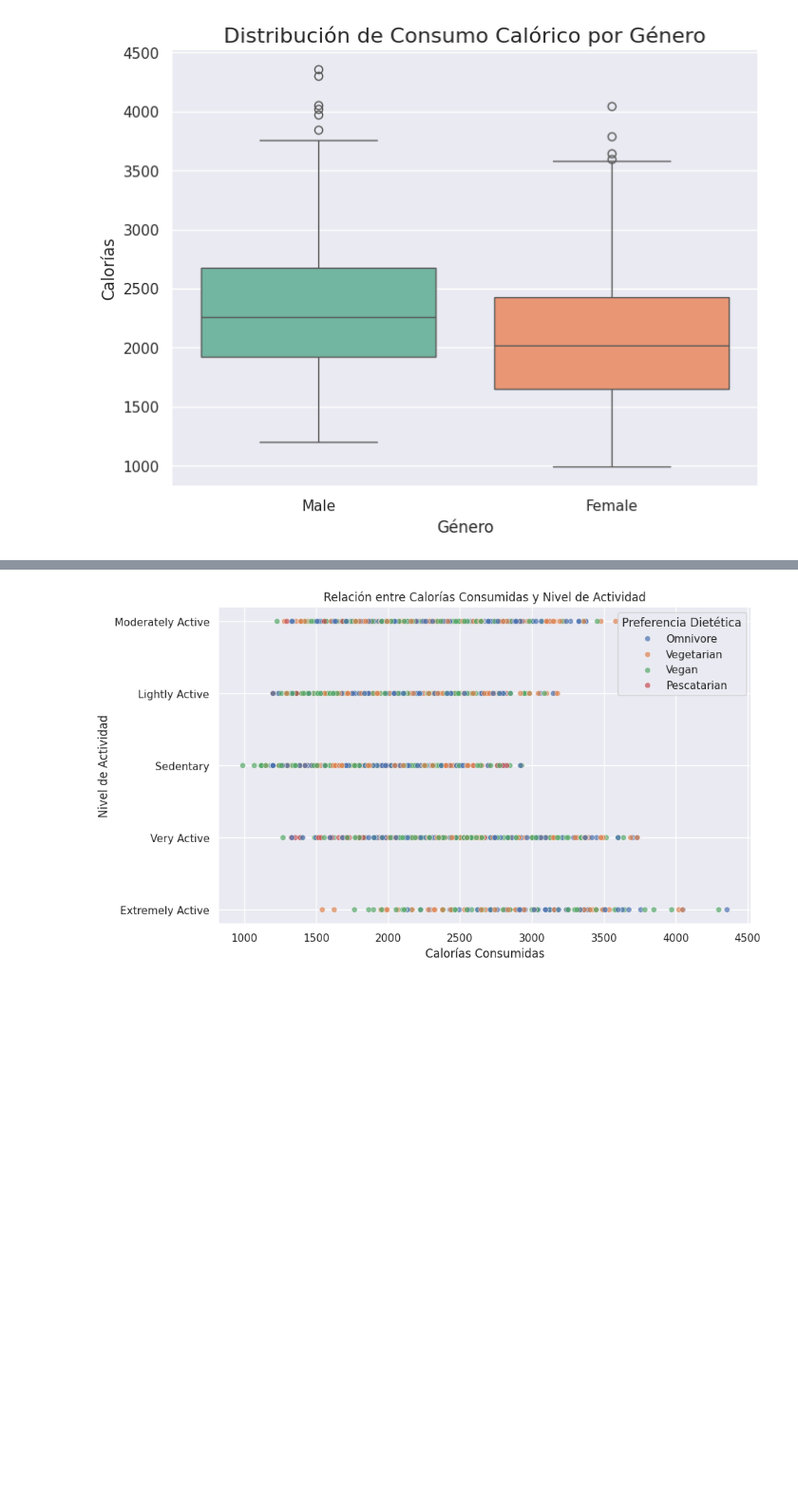
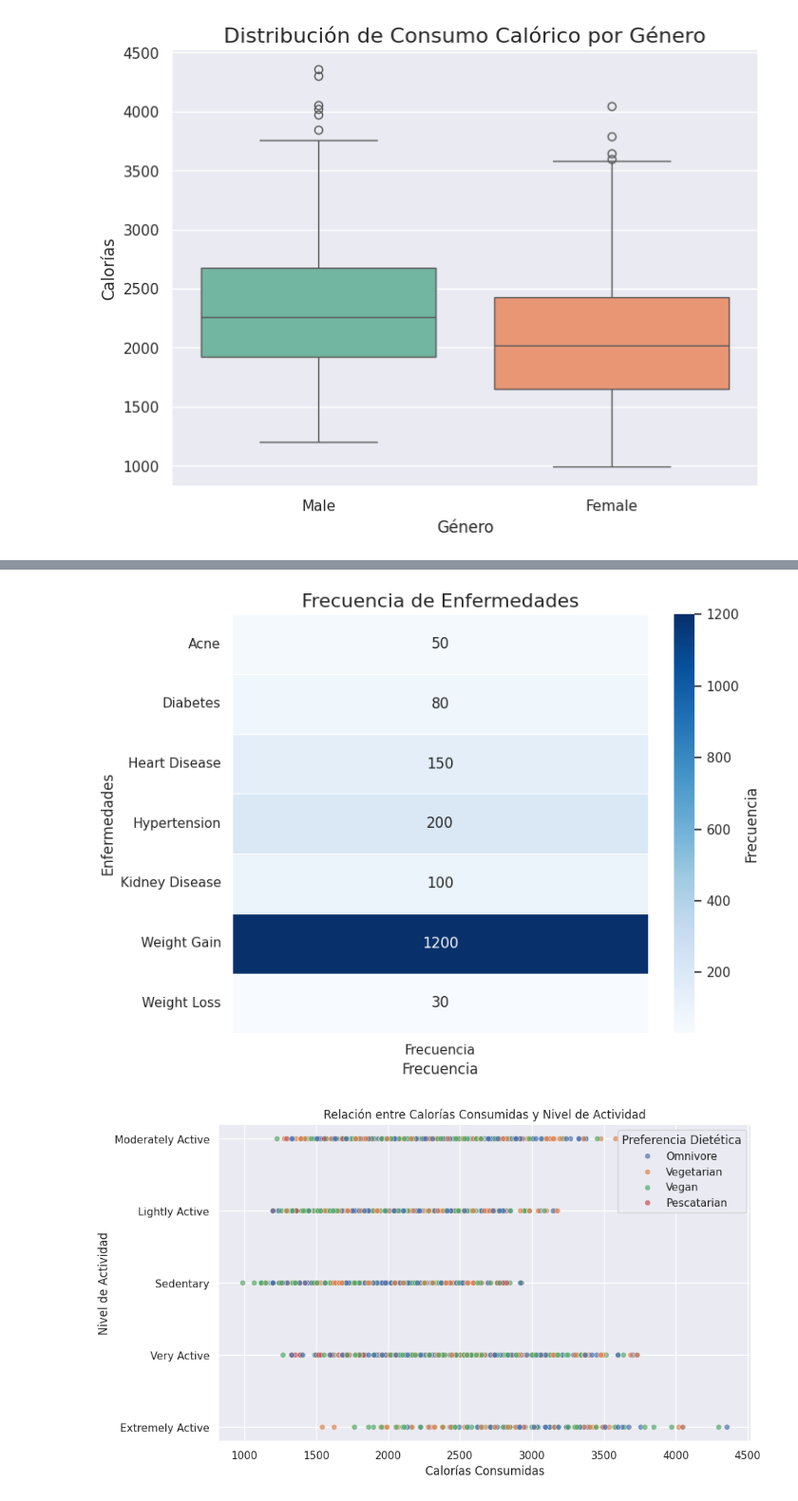
Before and after one commit to miriam013/Nutrition-Daily-Meals, a Jupyter notebook: Nutrition_Daily_Meals.ipynb, the cells around one changed output, grey strips where cells are left out. Shown: that part at 95% size. Saved outputs shown, nothing was run; the diff lists cells and outputs as text; code cells hidden in the pictures; blank space fills up the shorter version.

```diff
--- a/Nutrition_Daily_Meals.ipynb
+++ b/Nutrition_Daily_Meals.ipynb
@@ -246,3 +224,24 @@ plt.show()
+# %%
+datos = {
+    'Enfermedad': ['Weight Gain', 'Hypertension', 'Heart Disease', 'Kidney Disease',
+                   'Diabetes', 'Acne', 'Weight Loss'],
+    'Frecuencia': [1200, 200, 150, 100, 80, 50, 30]
+}
+df = pd.DataFrame(datos)
+
+pivot_df = df.pivot_table(values='Frecuencia', index=['Enfermedad'], aggfunc='sum')
+
+plt.figure(figsize=(8, 6))
+sns.heatmap(pivot_df, annot=True, fmt='d', cmap='Blues', linewidths=0.5, cbar_kws={'label': 'Frecuencia'})
+
+plt.title('Frecuencia de Enfermedades', fontsize=16)
+plt.xlabel('Frecuencia', fontsize=12)
+plt.ylabel('Enfermedades', fontsize=12)
+plt.tight_layout()
+
+plt.show()
+# %% [output]
+[figure, added]
 # %%
 plt.figure(figsize=(10, 6))
 sns.scatterplot(data=df, x='Calorías', y='Nivel_de_actividad', hue='Preferencia_dietética', alpha=0.7)
```
Also changed, not shown: parts of 9 cells of this notebook.
